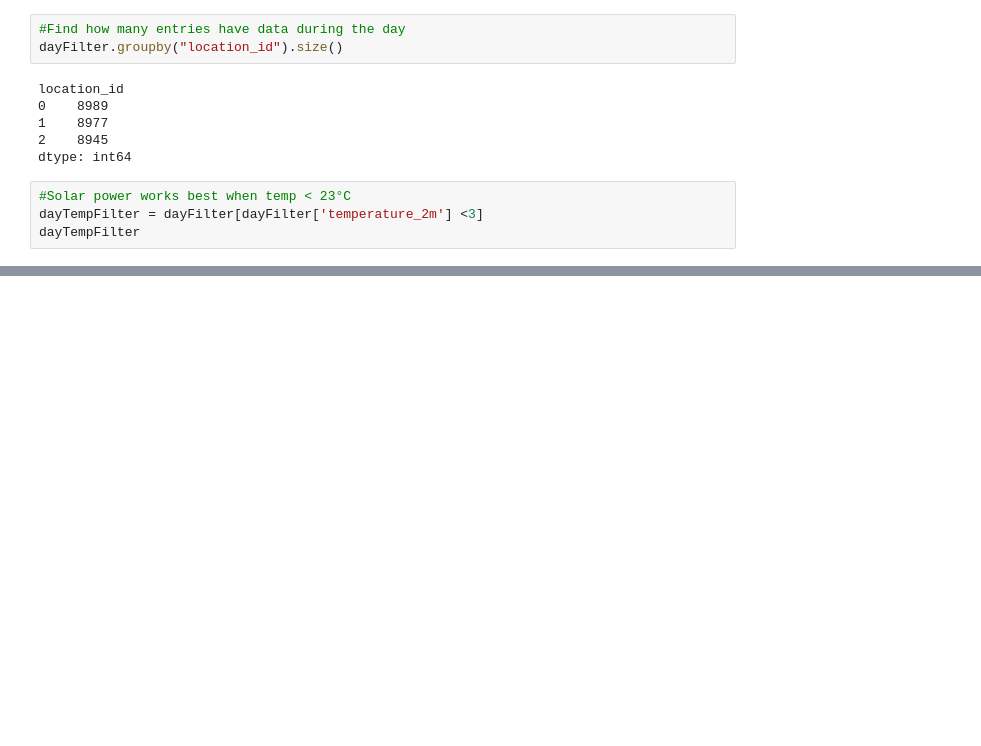
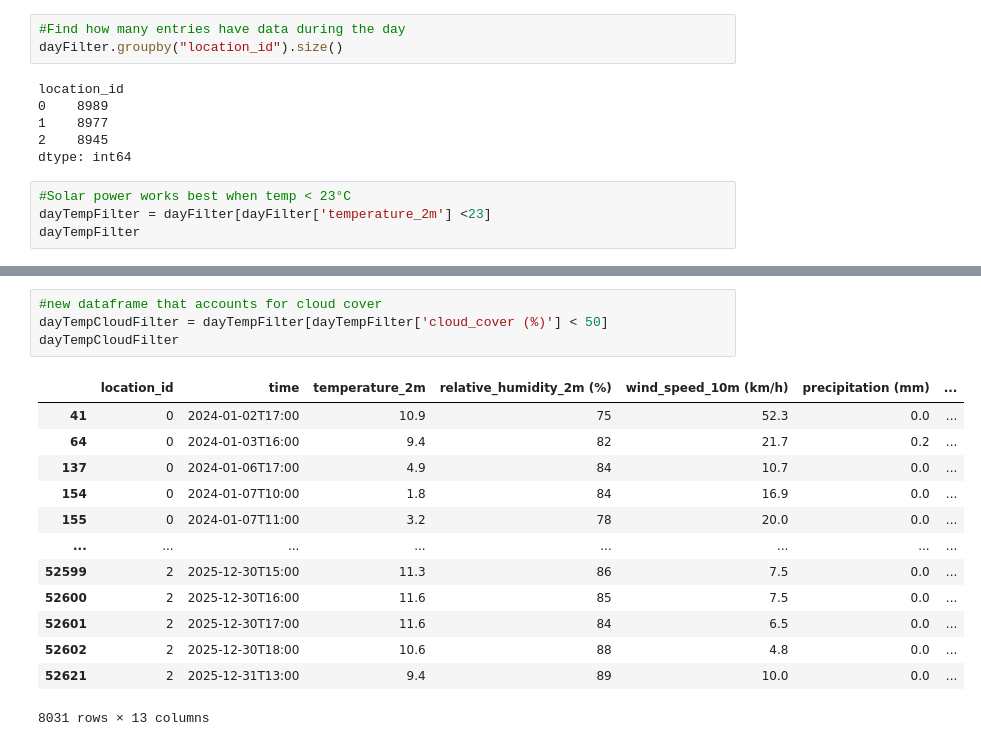
Before and after one commit to blairSmcc03/SCD_Online_Work_Experience, a Jupyter notebook: SolarPowerSuitability.ipynb, the cells around one changed output, grey strips where cells are left out. Saved outputs shown, nothing was run; the diff lists cells and outputs as text; blank space fills up the shorter version.

Commit message:
Filtered data for temp, clouds and daytime

```diff
--- a/SolarPowerSuitability.ipynb
+++ b/SolarPowerSuitability.ipynb
@@ -147,7 +147,7 @@ location_id
 dtype: int64
 # %%
 #Solar power works best when temp < 23°C
-dayTempFilter = dayFilter[dayFilter['temperature_2m'] <3]
+dayTempFilter = dayFilter[dayFilter['temperature_2m'] <23]
 dayTempFilter
 # %% [output]
 |  | location_id | time | temperature_2m | relative_humidity_2m (%) | wind_speed_10m (km/h) | precipitation (mm) | ... |
@@ -165,0 +175,18 @@ dayTempFilter
+# %%
+#new dataframe that accounts for cloud cover
+dayTempCloudFilter = dayTempFilter[dayTempFilter['cloud_cover (%)'] < 50]
+dayTempCloudFilter
+# %% [output]
+|  | location_id | time | temperature_2m | relative_humidity_2m (%) | wind_speed_10m (km/h) | precipitation (mm) | ... |
+| 41 | 0 | 2024-01-02T17:00 | 10.9 | 75 | 52.3 | 0.0 | ... |
+| 64 | 0 | 2024-01-03T16:00 | 9.4 | 82 | 21.7 | 0.2 | ... |
+| 137 | 0 | 2024-01-06T17:00 | 4.9 | 84 | 10.7 | 0.0 | ... |
+| 154 | 0 | 2024-01-07T10:00 | 1.8 | 84 | 16.9 | 0.0 | ... |
+| 155 | 0 | 2024-01-07T11:00 | 3.2 | 78 | 20.0 | 0.0 | ... |
+| ... | ... | ... | ... | ... | ... | ... | ... |
+| 52599 | 2 | 2025-12-30T15:00 | 11.3 | 86 | 7.5 | 0.0 | ... |
+| 52600 | 2 | 2025-12-30T16:00 | 11.6 | 85 | 7.5 | 0.0 | ... |
+| 52601 | 2 | 2025-12-30T17:00 | 11.6 | 84 | 6.5 | 0.0 | ... |
+| 52602 | 2 | 2025-12-30T18:00 | 10.6 | 88 | 4.8 | 0.0 | ... |
+| 52621 | 2 | 2025-12-31T13:00 | 9.4 | 89 | 10.0 | 0.0 | ... |
+8031 rows × 13 columns
```
Also changed, not shown: parts of 3 cells of this notebook.
